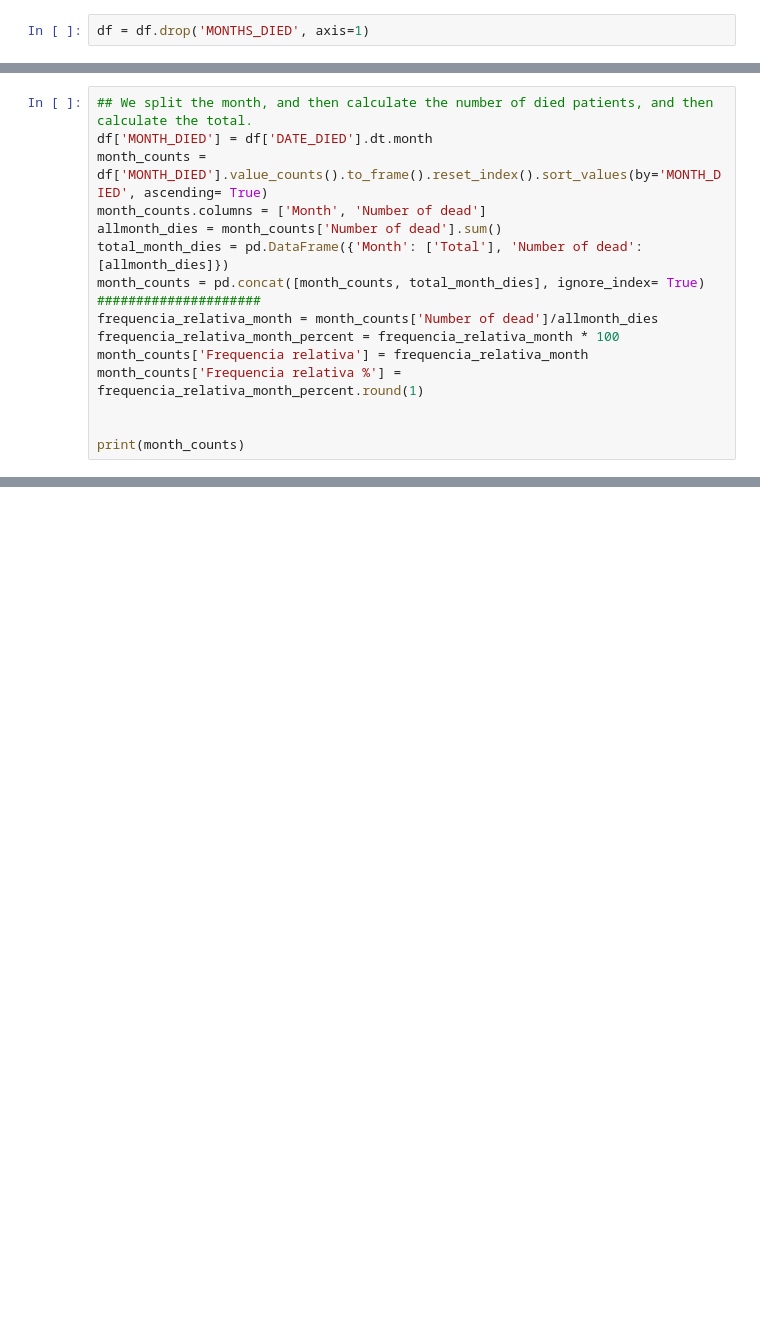
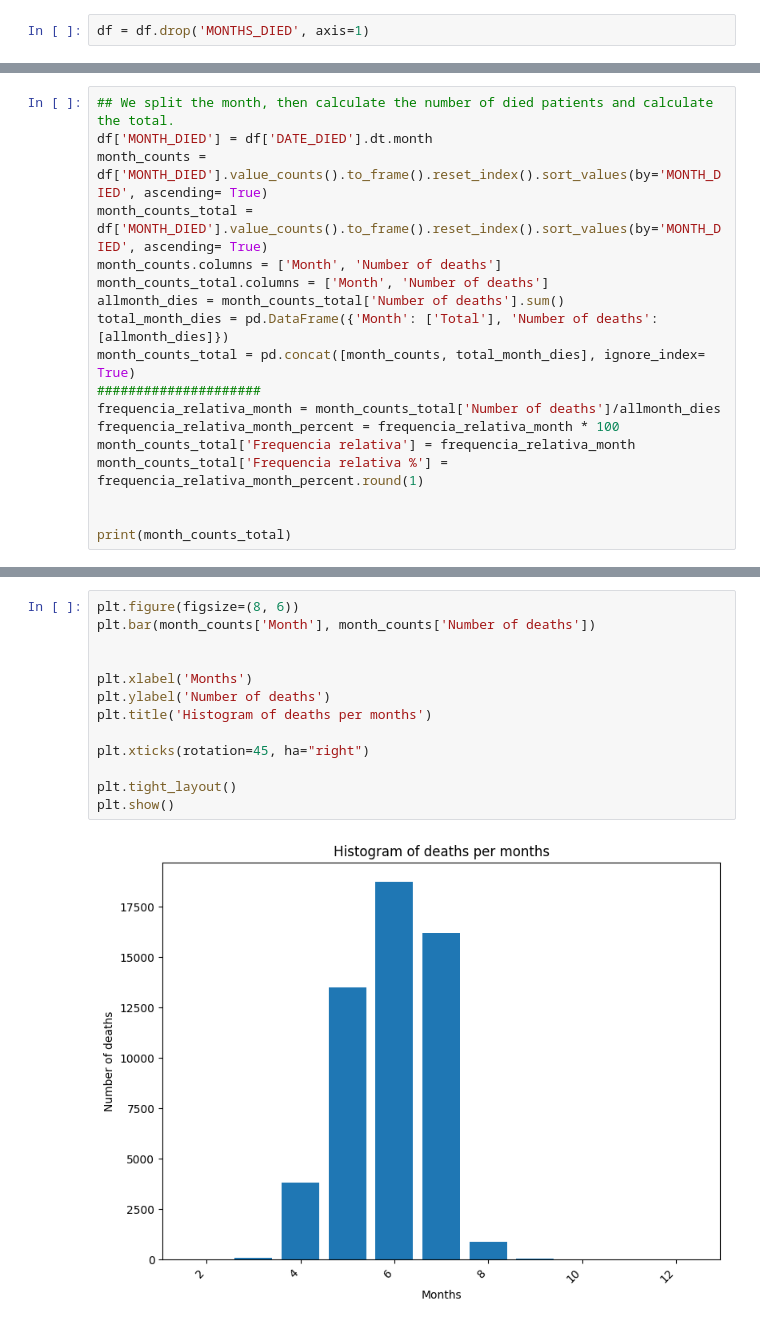
Before and after one commit to Zehguto/COVID-19, a Jupyter notebook: Project.ipynb, the cells around one changed output, grey strips where cells are left out. Cells and saved outputs as stored; diff of their text form; blank space fills up the shorter version.

```diff
--- a/Project.ipynb
+++ b/Project.ipynb
@@ -271,17 +281,19 @@ print(classification_counts)
 # %%
-## We split the month, and then calculate the number of died patients, and then calculate the total.
+## We split the month, then calculate the number of died patients and calculate the total.
 df['MONTH_DIED'] = df['DATE_DIED'].dt.month
 month_counts = df['MONTH_DIED'].value_counts().to_frame().reset_index().sort_values(by='MONTH_DIED', ascending= True)
-month_counts.columns = ['Month', 'Number of dead']
-allmonth_dies = month_counts['Number of dead'].sum()
-total_month_dies = pd.DataFrame({'Month': ['Total'], 'Number of dead': [allmonth_dies]})
-month_counts = pd.concat([month_counts, total_month_dies], ignore_index= True)
+month_counts_total = df['MONTH_DIED'].value_counts().to_frame().reset_index().sort_values(by='MONTH_DIED', ascending= True)
+month_counts.columns = ['Month', 'Number of deaths']
+month_counts_total.columns = ['Month', 'Number of deaths']
+allmonth_dies = month_counts_total['Number of deaths'].sum()
+total_month_dies = pd.DataFrame({'Month': ['Total'], 'Number of deaths': [allmonth_dies]})
+month_counts_total = pd.concat([month_counts, total_month_dies], ignore_index= True)
 #####################
-frequencia_relativa_month = month_counts['Number of dead']/allmonth_dies
+frequencia_relativa_month = month_counts_total['Number of deaths']/allmonth_dies
 frequencia_relativa_month_percent = frequencia_relativa_month * 100
-month_counts['Frequencia relativa'] = frequencia_relativa_month
-month_counts['Frequencia relativa %'] = frequencia_relativa_month_percent.round(1)
+month_counts_total['Frequencia relativa'] = frequencia_relativa_month
+month_counts_total['Frequencia relativa %'] = frequencia_relativa_month_percent.round(1)
 
 
-print(month_counts)
+print(month_counts_total)
 # %% [output]
@@ -322,0 +391,15 @@ print(contagem_por_grupo)
+# %%
+plt.figure(figsize=(8, 6))
+plt.bar(month_counts['Month'], month_counts['Number of deaths'])
+
+
+plt.xlabel('Months')
+plt.ylabel('Number of deaths')
+plt.title('Histogram of deaths per months')
+
+plt.xticks(rotation=45, ha="right")
+
+plt.tight_layout()
+plt.show()
+# %% [output]
+[figure, added]
```
Also changed, not shown: parts of 6 cells of this notebook.
